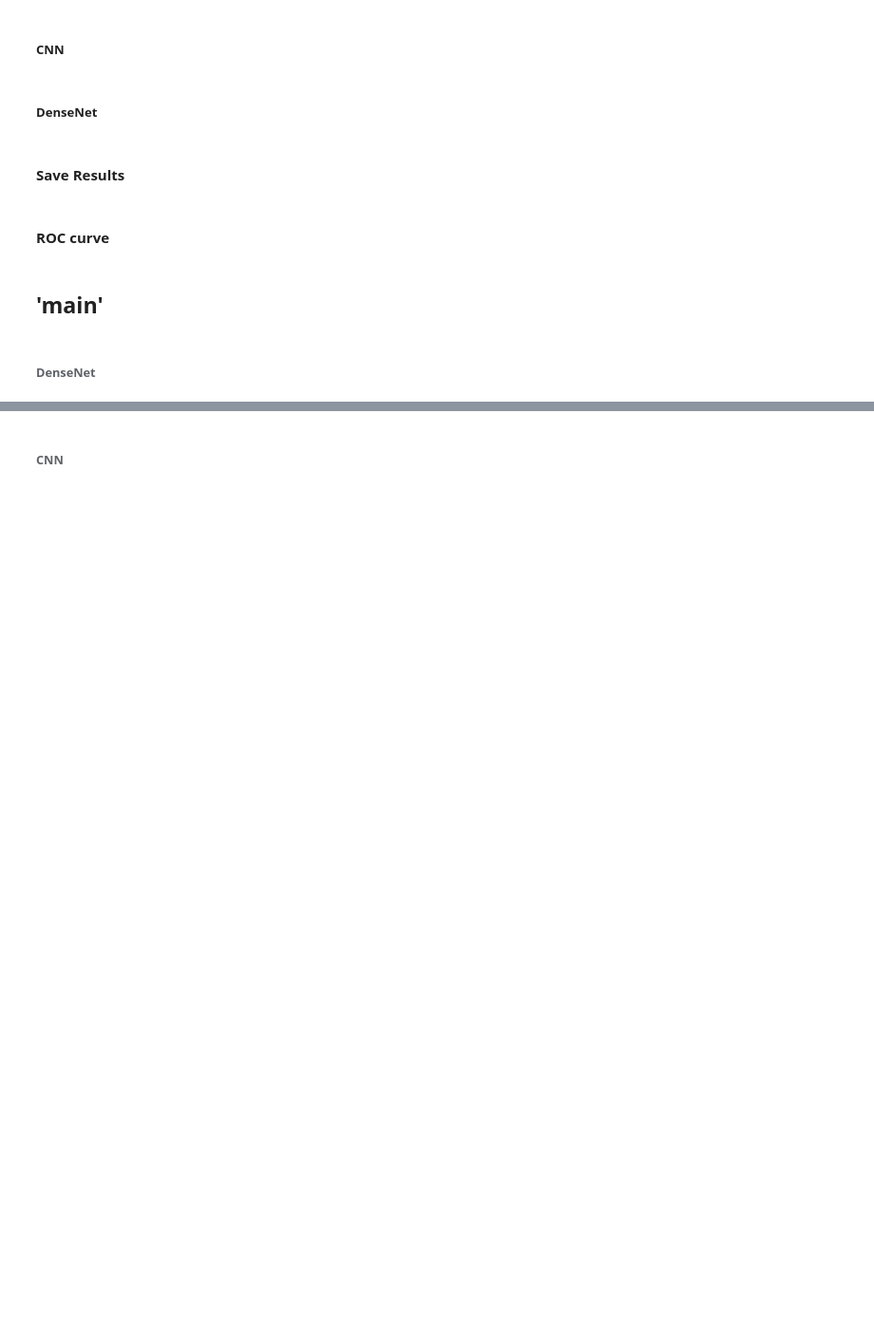
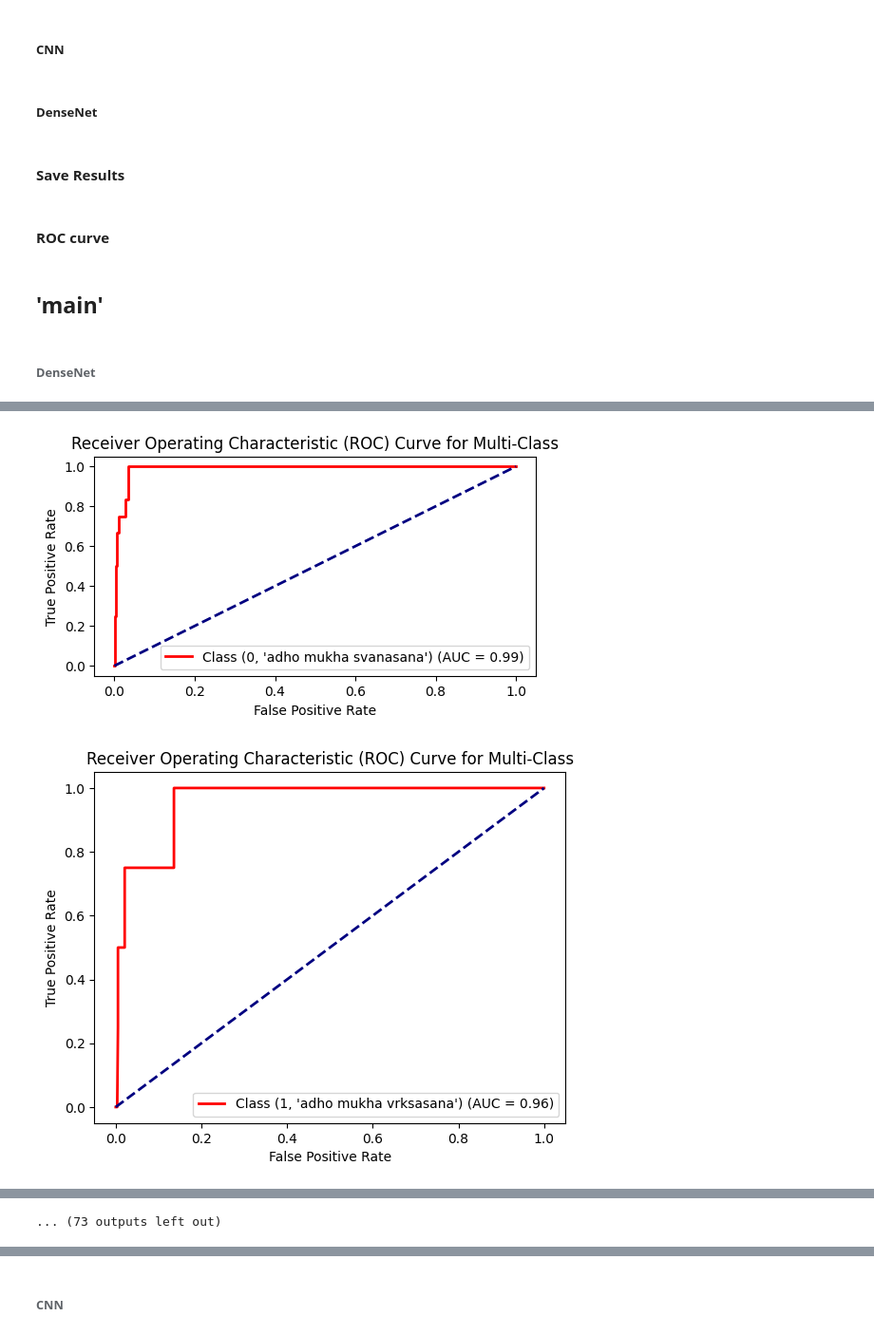
Before and after one commit to luciaaguzzoni/AsanaNet, a Jupyter notebook: notebook/find_model.ipynb, the cells around one changed output, grey strips where cells are left out. Shown at 95% size. Saved outputs shown, nothing was run; the diff lists cells and outputs as text; code cells hidden in the pictures; blank space fills up the shorter version.

```diff
--- a/notebook/find_model.ipynb
+++ b/notebook/find_model.ipynb
@@ -380,5 +380,7 @@ Epoch 41/50
 # %%
 save_training_results(results_training)
 # %%
-# model = import_model(dn_path)
-# ROC_curve(model, test_labels, labels_dict)
+dn_path = '../models/dn_best.pkl'
+model_prova = import_model(dn_path)
+ROC_curve(model_prova, test_labels, labels_dict)
+# %% [output]
@@ -384,0 +388,2 @@ save_training_results(results_training)
+[figure, added]
+[figure, added]
@@ -384,0 +399 @@ save_training_results(results_training)
+... (73 outputs left out)
```
Also changed, not shown: parts of 9 cells of this notebook, 6 other files.
